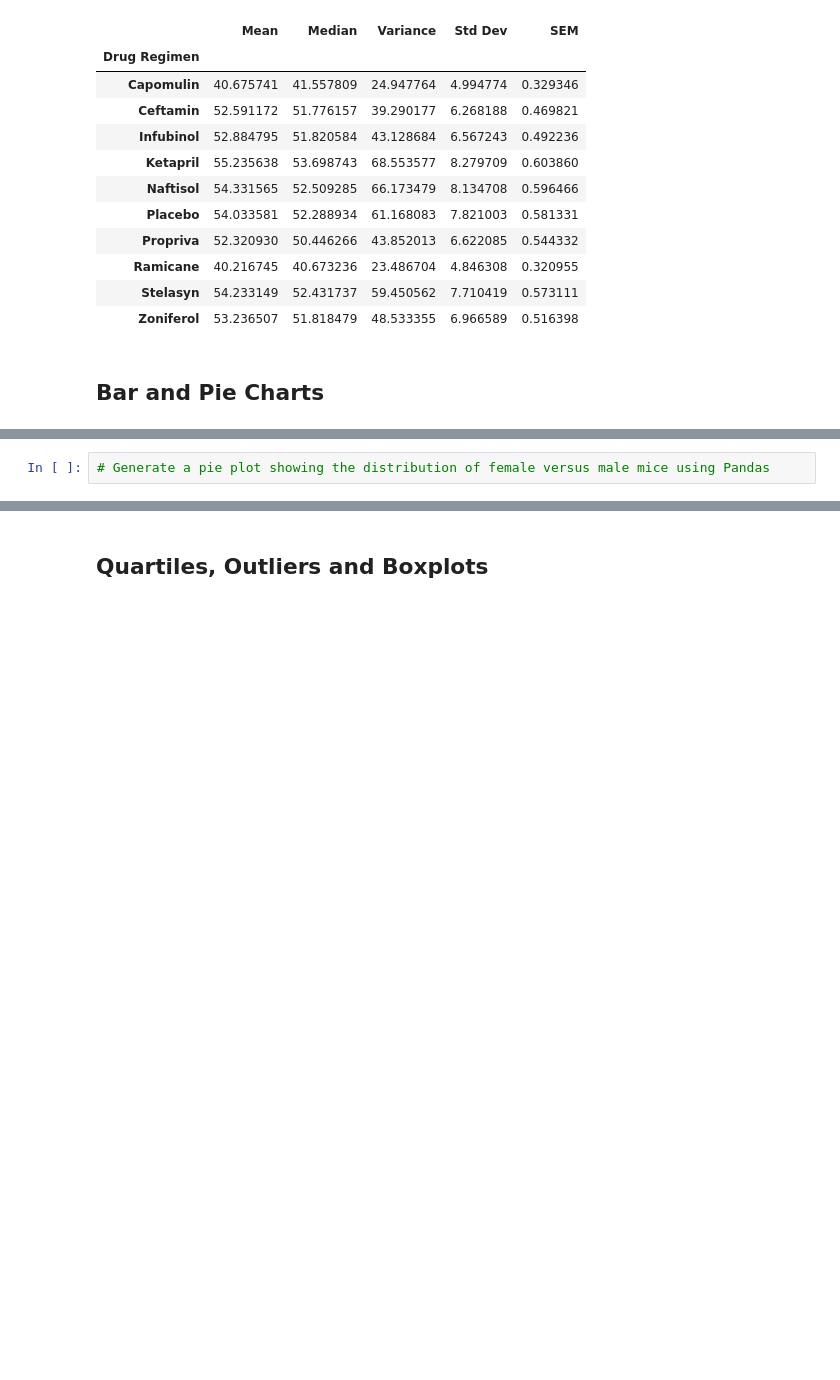
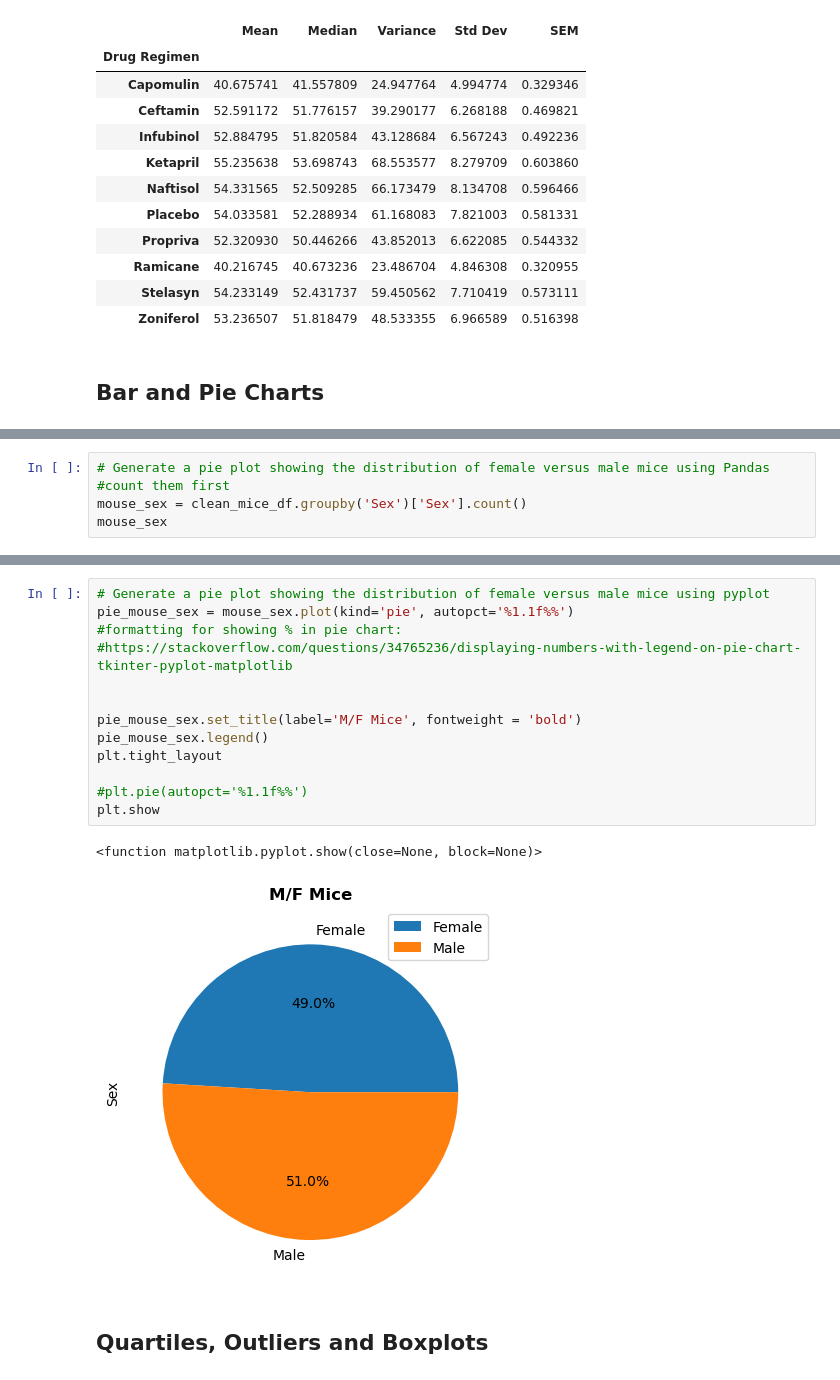
Before and after one commit to colca6/matplotlib-challenge, a Jupyter notebook: Starter_Code/Pymaceuticals/pymaceuticals_starter.ipynb, the cells around one changed output, grey strips where cells are left out. Saved outputs shown, nothing was run; the diff lists cells and outputs as text; blank space fills up the shorter version.

```diff
--- a/Starter_Code/Pymaceuticals/pymaceuticals_starter.ipynb
+++ b/Starter_Code/Pymaceuticals/pymaceuticals_starter.ipynb
@@ -197,4 +233,7 @@ summary_agg_df
 [figure]
 # %%
 # Generate a pie plot showing the distribution of female versus male mice using Pandas
+#count them first
+mouse_sex = clean_mice_df.groupby('Sex')['Sex'].count()
+mouse_sex
 # %% [output]
@@ -206,3 +244,19 @@ summary_agg_df
+# %%
+# Generate a pie plot showing the distribution of female versus male mice using pyplot
+pie_mouse_sex = mouse_sex.plot(kind='pie', autopct='%1.1f%%')
+#formatting for showing % in pie chart:
+#https://stackoverflow.com/questions/34765236/displaying-numbers-with-legend-on-pie-chart-tkinter-pyplot-matplotlib
+
+
+pie_mouse_sex.set_title(label='M/F Mice', fontweight = 'bold')
+pie_mouse_sex.legend()
+plt.tight_layout
+
+#plt.pie(autopct='%1.1f%%')
+plt.show
+# %% [output]
+<function matplotlib.pyplot.show(close=None, block=None)>
+[figure, added]
 # %% [markdown]
 ## Quartiles, Outliers and Boxplots
 # %%
```
Also changed, not shown: parts of 5 cells of this notebook.
